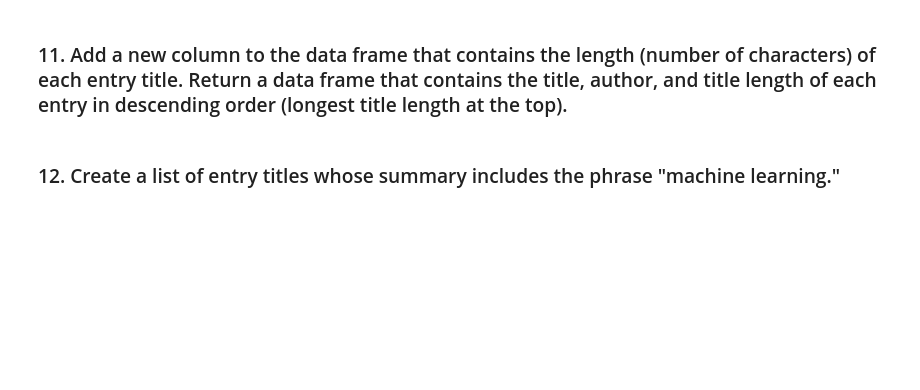
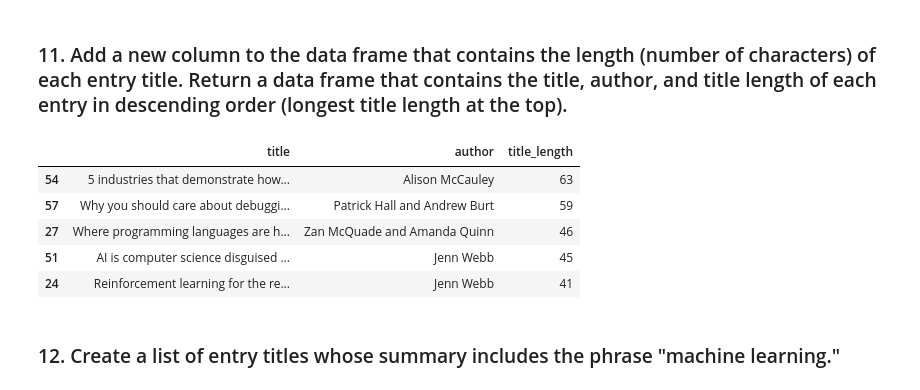
Before and after one commit to ta-datapt-bcn/lab-rss-feeds, a Jupyter notebook: your-code/main.ipynb, the cells around one changed output. Saved outputs shown, nothing was run; the diff lists cells and outputs as text; code cells hidden in the pictures; blank space fills up the shorter version.

```diff
--- a/your-code/main.ipynb
+++ b/your-code/main.ipynb
@@ -33,4 +95,15 @@ import pandas as pd
 # %% [markdown]
 ### 11. Add a new column to the data frame that contains the length (number of characters) of each entry title. Return a data frame that contains the title, author, and title length of each entry in descending order (longest title length at the top).
+# %%
+df['title_length']=df.title.apply(lambda x:len(x))
+df_out= df[['title','author','title_length']].sort_values(by='title_length', ascending=False)
+df_out.head()
+# %% [output]
+|  | title | author | title_length |
+| 54 | 5 industries that demonstrate how... | Alison McCauley | 63 |
+| 57 | Why you should care about debuggi... | Patrick Hall and Andrew Burt | 59 |
+| 27 | Where programming languages are h... | Zan McQuade and Amanda Quinn | 46 |
+| 51 | AI is computer science disguised ... | Jenn Webb | 45 |
+| 24 | Reinforcement learning for the re... | Jenn Webb | 41 |
 # %% [markdown]
 ### 12. Create a list of entry titles whose summary includes the phrase "machine learning."
```
Also changed, not shown: parts of 12 cells of this notebook.
